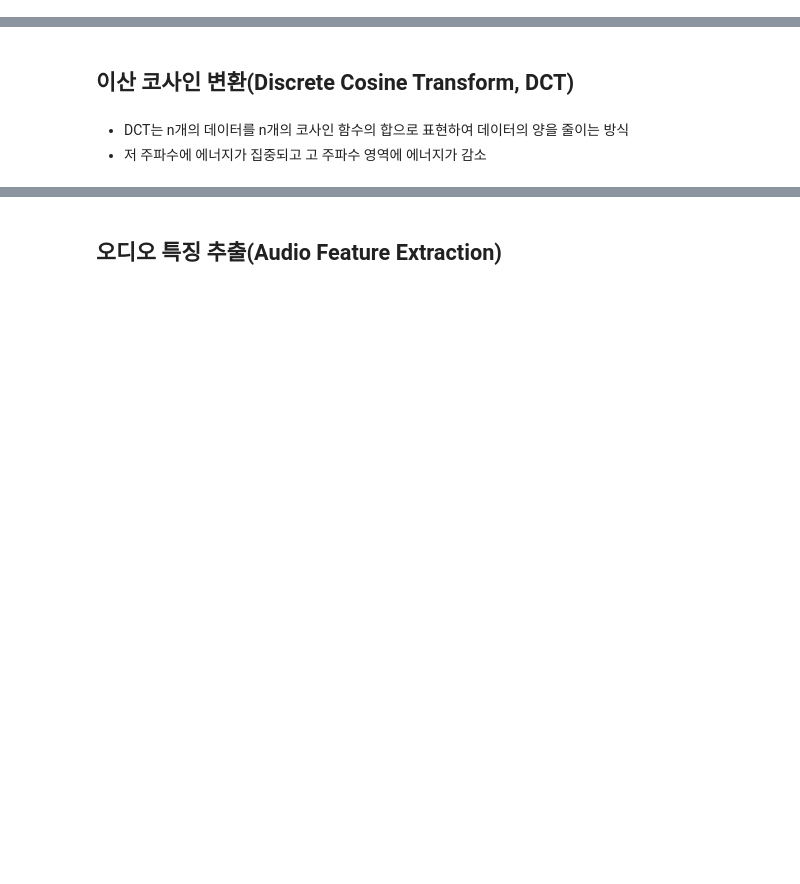
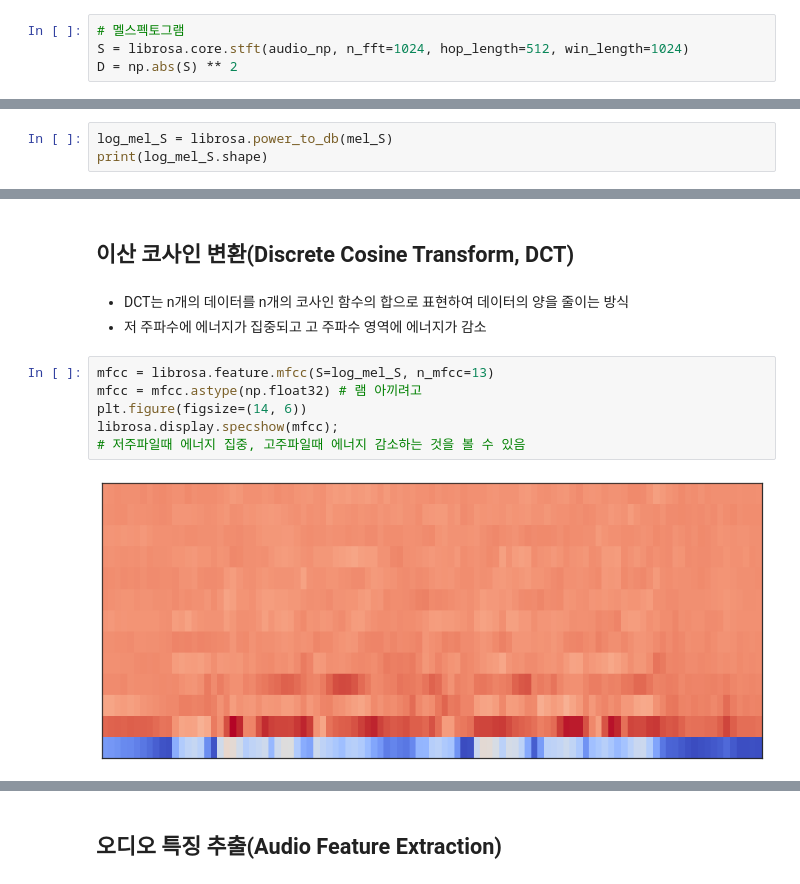
Before and after one commit to hyesukim1/Audio_study, a Jupyter notebook: _오디오_처리.ipynb, the cells around one changed output, grey strips where cells are left out. Saved outputs shown, nothing was run; the diff lists cells and outputs as text; blank space fills up the shorter version.

```diff
--- a/_오디오_처리.ipynb
+++ b/_오디오_처리.ipynb
@@ -455,3 +455,7 @@ m = 2595 \log_{10}\left(1 + \frac{f}{700}\right)
 $$
 *   일반적으로 mel-scaled bin을 FFT size보다 조금 더 작게 만듬
 *   해당 scale을 적용해 spectogram을 만든 것이 melspectogram
+# %%
+# 멜스펙토그램
+S = librosa.core.stft(audio_np, n_fft=1024, hop_length=512, win_length=1024)
+D = np.abs(S) ** 2
@@ -470,3 +490,6 @@ $$
 
 *   신호를 $ 10 * log10(\frac{S}{ref})$의 단위로 신호를 스케일링
 *   spectrogram을 데시벨 유닛으로 전환
+# %%
+log_mel_S = librosa.power_to_db(mel_S)
+print(log_mel_S.shape)
@@ -477,3 +502,11 @@ $$
 
 *   DCT는 n개의 데이터를 n개의 코사인 함수의 합으로 표현하여 데이터의 양을 줄이는 방식
 *   저 주파수에 에너지가 집중되고 고 주파수 영역에 에너지가 감소
+# %%
+mfcc = librosa.feature.mfcc(S=log_mel_S, n_mfcc=13)
+mfcc = mfcc.astype(np.float32) # 램 아끼려고
+plt.figure(figsize=(14, 6))
+librosa.display.specshow(mfcc);
+# 저주파일때 에너지 집중, 고주파일때 에너지 감소하는 것을 볼 수 있음
+# %% [output]
+[figure, added]
```
Also changed, not shown: parts of 20 cells of this notebook.
